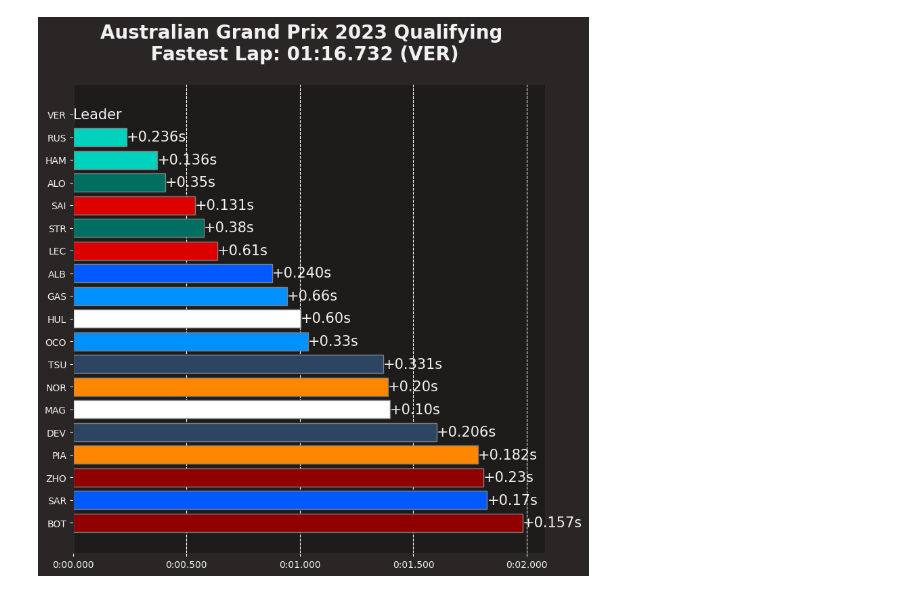
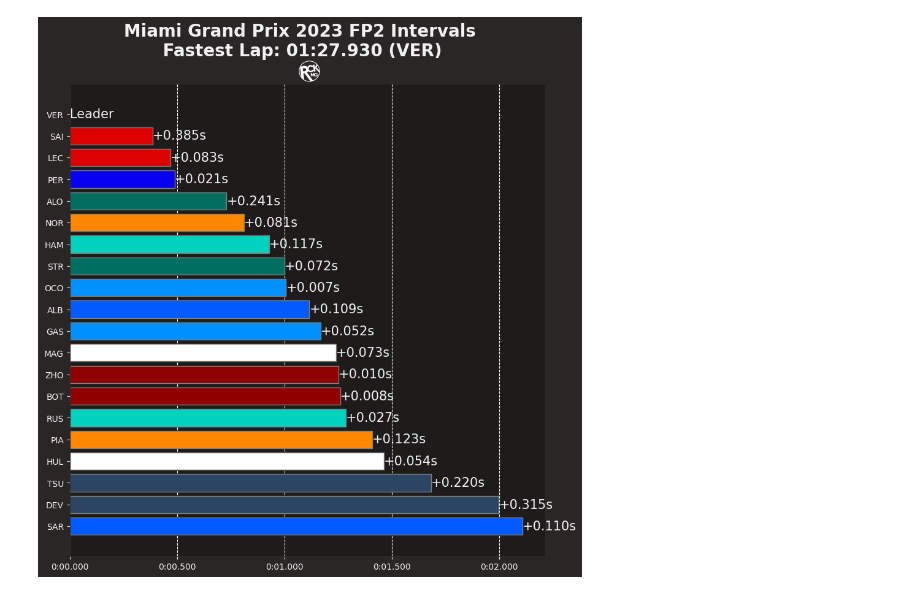
Before and after one commit to RickyRAV/F1DataVisualization, a Jupyter notebook: Default/QualifyingGap.ipynb, the cells around one changed output. Saved outputs shown, nothing was run; the diff lists cells and outputs as text; code cells hidden in the pictures.

Commit message:
MiamiGP&FP1&FP2

```diff
--- a/Default/QualifyingGap.ipynb
+++ b/Default/QualifyingGap.ipynb
@@ -10,6 +12,7 @@ import re
 ff1.Cache.enable_cache('../cache')
 ff1pl.setup_mpl(mpl_timedelta_support=True, misc_mpl_mods=False)
 # %%
-session = ff1.get_session(2023, 'Australia', 'Q')
+year, event, event_type = 2023, 'miami', 'FP2'
+session = ff1.get_session(year, event, event_type)
 session.load()
 # %% [output]
@@ -65,24 +66,34 @@ print(fastest_laps[['Driver', 'LapTime', 'LapTimeDelta']].dropna())
 # %%
 filtered_fastest_laps = fastest_laps.dropna(subset=['Team'])
+def lap_time_delta_to_string(delta):
+    if pd.isna(delta):
+        return ''
+    minutes, remainder = divmod(delta.seconds, 60)
+    seconds = remainder + delta.microseconds / 1e6
+    return f"+{seconds:05.3f}s"
 
 team_colors = list()
 for index, lap in filtered_fastest_laps.iterrows():
     color = ff1.plotting.team_color(lap['Team'])
     team_colors.append(color)
 
+modified_fastest_laps = filtered_fastest_laps.copy()
+
 # GAP to Leader
-# modified_fastest_laps = filtered_fastest_laps.copy()
 # modified_fastest_laps['LapTimeDeltaString'] = modified_fastest_laps['LapTimeDelta'].apply(lap_time_delta_to_string)
 
 # INTERVALS
 modified_fastest_laps['Interval'] = modified_fastest_laps['LapTime'].diff()
 modified_fastest_laps['IntervalString'] = modified_fastest_laps['Interval'].apply(lap_time_delta_to_string)
 # %%
+lap_time_string = strftimedelta(pole_lap['LapTime'], '%m:%s.%ms')
 plot_size = [10, 10]
-plot_title = f"{session.event['EventName']} {session.event.year} Qualifying\n Fastest Lap: {lap_time_string} ({pole_lap['Driver']})"
+plot_title = f"{session.event['EventName']} {session.event.year} {event_type} Intervals\n Fastest Lap: {lap_time_string} ({pole_lap['Driver']})"
 plot_filename = re.sub(r'\W+', '', plot_title.replace("\n", " ")) + ".png"
+logo_path = '../RCKMG_logo.png'
+logo_img = Image.open(logo_path)
 # %%
-plt.rcParams['figure.figsize'] = [9,9]
+plt.rcParams['figure.figsize'] = plot_size
 fig, ax = plt.subplots()
 ax.barh(filtered_fastest_laps.index, filtered_fastest_laps['LapTimeDelta'],
         color=team_colors, edgecolor='grey')
@@ -93,34 +104,44 @@ ax.set_yticklabels(filtered_fastest_laps['Driver'])
 ax.invert_yaxis()
 
 # draw vertical lines behind the bars
 ax.set_axisbelow(True)
 ax.xaxis.grid(True, which='major', linestyle='--', color='white', zorder=-1000)
 lap_time_string = strftimedelta(pole_lap['LapTime'], '%m:%s.%ms')
 
 plt.suptitle(plot_title, size=20, fontweight='bold')
 
 # Add the interval on the bars
-for i, rect in enumerate(bars[:len(modified_fastest_laps)]):
+for i, rect in enumerate(ax.containers[0]):
     x = rect.get_width()
     y = rect.get_y() + rect.get_height() / 2
 
-    # Display gap to the leader for the first bar and interval for the rest
+    # Display "Leader" for the first bar and interval for the rest
     if i == 0:
-        text = modified_fastest_laps.iloc[i]['LapTimeDeltaString']
+        text = "Leader"
     else:
         text = modified_fastest_laps.iloc[i]['IntervalString']
 
     ax.text(x, y, text, ha='left', va='center', size=15)
+
+# Define the new width and height for the logo
+new_width = 35
+new_height = 35
+# Resize the logo
+logo_resized = logo_img.resize((new_width, new_height))
+logo_resized_np = np.array(logo_resized)
+logo_x = 425
+logo_y = 807
+fig.figimage(logo_resized_np, xo=logo_x, yo=logo_y, zorder=1, origin='upper', alpha=1)
 
 # Add the gap to the leader on the bars
 # bars = ax.barh(fastest_laps.index, fastest_laps['LapTimeDelta'],
 #                color=team_colors, edgecolor='grey')
 # for i, rect in enumerate(bars[:len(modified_fastest_laps)]):
 #     x = rect.get_width()
 #     y = rect.get_y() + rect.get_height() / 2
 #     gap = modified_fastest_laps.iloc[i]['LapTimeDeltaString']
 #     ax.text(x, y, gap, ha='left', va='center', size=15)
 
 plt.show()
 # %% [output]
-[figure, old version]
+[figure, new version]
```
Also changed, not shown: parts of 4 cells of this notebook, 20 other files.
